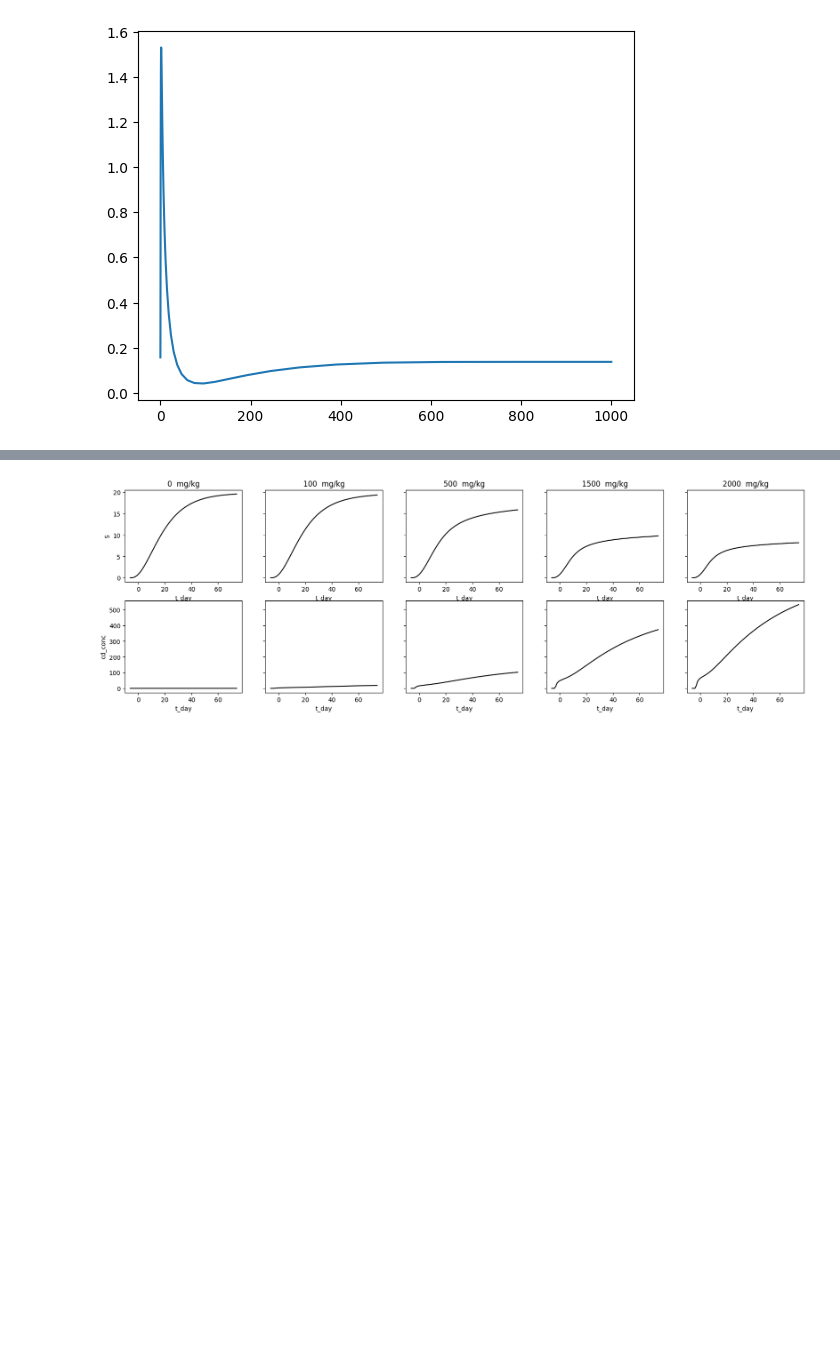
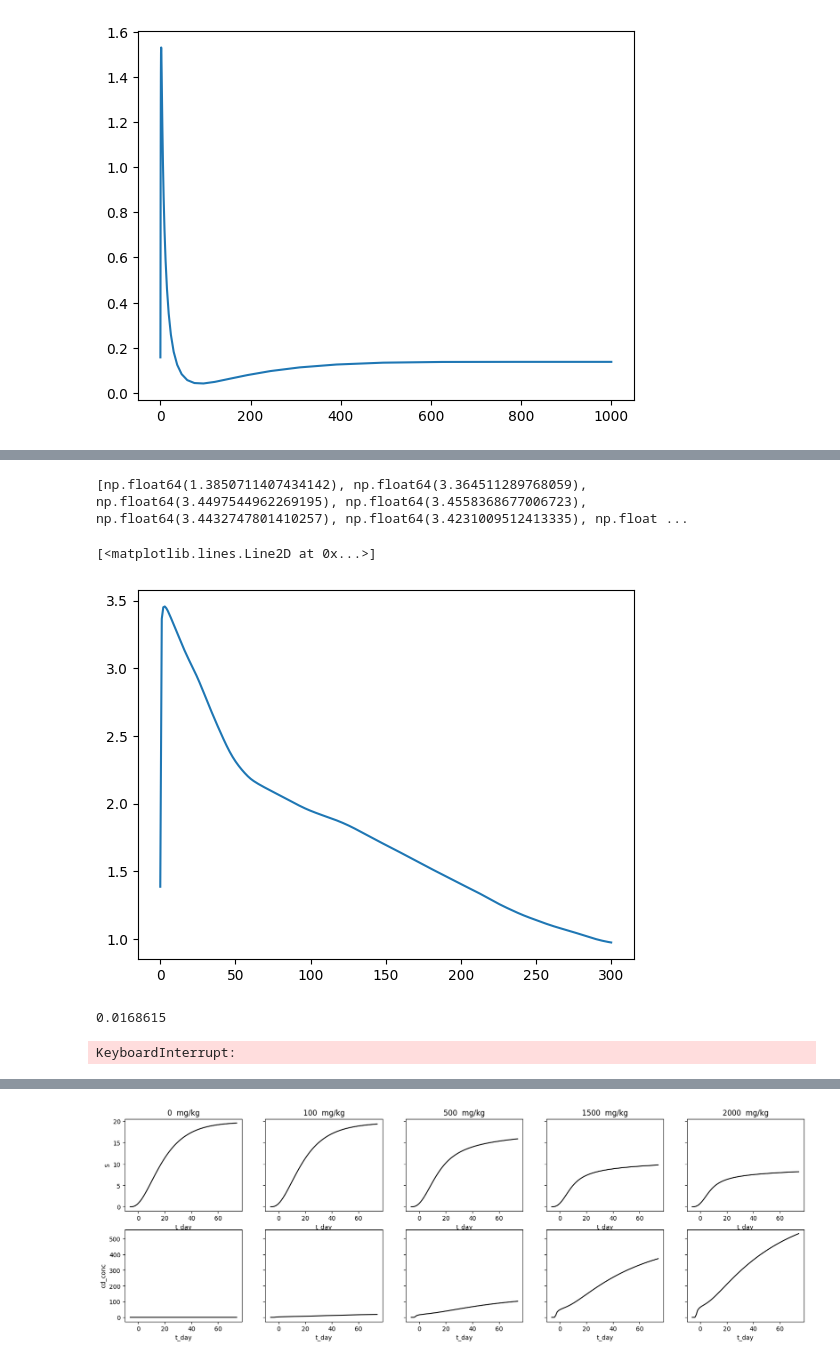
Before and after one commit to fzeitner/mempyDEB, a Jupyter notebook: folsomia_cadmium_project_workversion.ipynb, the cells around one changed output, grey strips where cells are left out. Saved outputs shown, nothing was run; the diff lists cells and outputs as text; code cells hidden in the pictures; blank space fills up the shorter version.

```diff
--- a/folsomia_cadmium_project_workversion.ipynb
+++ b/folsomia_cadmium_project_workversion.ipynb
@@ -212,0 +257,49 @@ ax.plot(x, arr)
+# %%
+x = np.linspace(0.01, 300, 300)
+arr = []
+f = setup_modelfit(pmoa='A', func=simulate_DEBBase_cd)
+f.defaultparams.spc.update(control_fitted_params)
+for i in x:
+    f.intguess = {
+            'ED50_j' : i,
+            'beta_j' : i,
+            }
+    sim = f.simulator(f.intguess)
+    arr.append(f.loss(sim, f.data))
+
+print(arr)
+fig, ax = plt.subplots()
+ax.plot(x, arr)
+# %% [output]
+[np.float64(1.3850711407434142), np.float64(3.364511289768059), np.float64(3.4497544962269195), np.float64(3.4558368677006723), np.float64(3.4432747801410257), np.float64(3.4231009512413335), np.float ...
+[<matplotlib.lines.Line2D at 0x...>]
+[figure, added]
+# %%
+def mumol_to_weight(mumol):
+    mug = 112.41 * mumol
+
+    return mug
+
+
+
+mumol_to_weight(150)/1e6
+# %% [output]
+0.0168615
+# %%
+x = np.linspace(0.01, 2000, 100)
+arr = []
+f = setup_modelfit(pmoa='A', func=simulate_DEBBase_cd)
+f.defaultparams.spc.update(control_fitted_params)
+for i in x:
+    f.intguess = {
+            'ED50_j' : i,
+            'beta_j' : 2,
+            }
+    sim = f.simulator(f.intguess)
+    arr.append(f.loss(sim, f.data))
+
+print(arr)
+fig, ax = plt.subplots()
+ax.plot(x, arr)
+# %% [output]
+KeyboardInterrupt:
```
Also changed, not shown: parts of 5 cells of this notebook, 1 other file.
